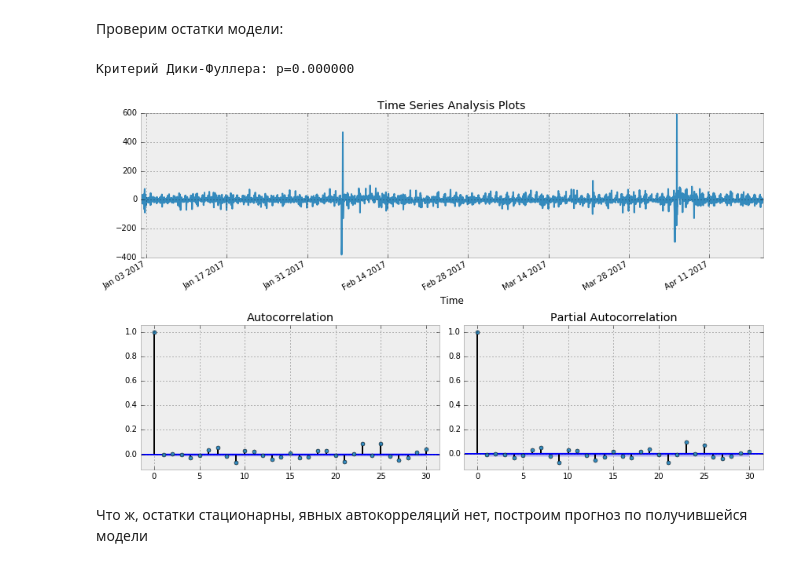
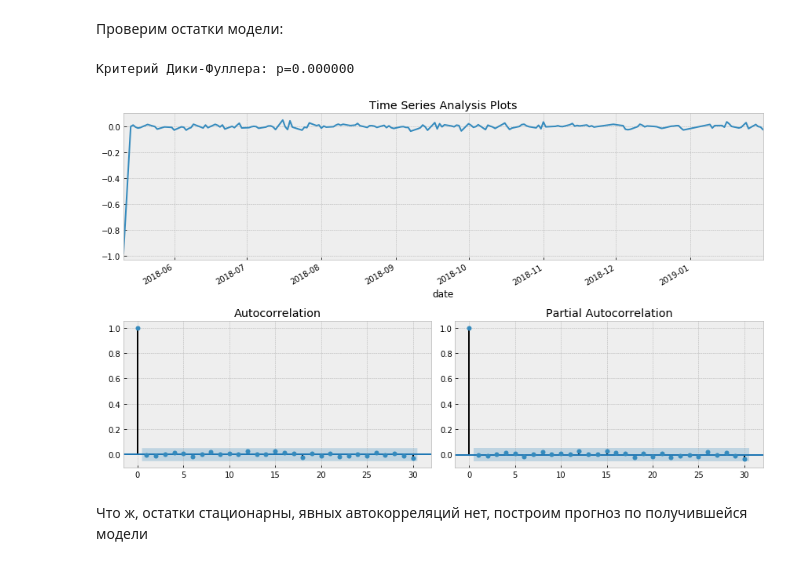
Before and after one commit to Penitto/StochProcs2, a Jupyter notebook: topic9_part1_time_series_python.ipynb, the cells around one changed output. Cells and saved outputs as stored; diff of their text form; code cells hidden in the pictures.

```diff
--- a/topic9_part1_time_series_python.ipynb
+++ b/topic9_part1_time_series_python.ipynb
@@ -596,8 +589,8 @@ def invboxcox(y,lmbda):
         return(np.exp(np.log(lmbda*y+1)/lmbda))
 
 
-data = dataset.copy()
-data['Users_box'], lmbda = scs.boxcox(data.manHours+1) # прибавляем единицу, так как в исходном ряде есть нули
-tsplot(data.Users_box, lags=30)
+data = new_df.copy()
+data['manHours_box'], lmbda = scs.boxcox(data.manHours) # прибавляем единицу, так как в исходном ряде есть нули
+tsplot(data.manHours_box, lags=30)
 print("Оптимальный параметр преобразования Бокса-Кокса: %f" % lmbda)
 # %% [output]
@@ -607,6 +600,6 @@ print("Оптимальный параметр преобразования Бо
 # %% [markdown]
 Уже лучше, однако критерий Дики-Фуллера по-прежнему не отвергает гипотезу о нестационарности ряда. А автокорреляционная функция явно намекает на сезонность в получившемся ряде. Возьмём сезонные разности:
 # %%
-data['Users_box_season'] = data.manHours_box - data.manHours_box.shift(24*7)
-tsplot(data.Users_box_season[24*7:], lags=30)
+data['manHours_season'] = data.manHours_box - data.manHours_box.shift(24*7)
+tsplot(data.manHours_season[5*4:], lags=30)
 # %% [output]
@@ -614,6 +607,6 @@ AttributeError: 'DataFrame' object has no attribute 'manHours_box'
 # %% [markdown]
 Критерий Дики-Фуллера теперь отвергает нулевую гипотезу о нестационарности, но автокорреляционная функция всё ещё выглядит нехорошо из-за большого числа значимых лагов. Так как на графике частной автокорреляционной функции значим лишь один лаг, стоит взять еще первые разности, чтобы привести, наконец, ряд к стационарному виду.
 # %%
-data['Users_box_season_diff'] = data.Users_box_season - data.Users_box_season.shift(1)
-tsplot(data.Users_box_season_diff[24*7+1:], lags=30)
+data['manHours_season_diff'] = data.manHours_season - data.manHours_season.shift(1)
+tsplot(data.manHours_season_diff[5*4+1:], lags=30)
 # %% [output]
@@ -670,5 +664,5 @@ result_table.columns = ['parameters', 'aic']
 Лучшие параметры загоняем в модель:
 # %%
 %%time
-best_model=sm.tsa.statespace.SARIMAX(data.Users_box, order=(4, d, 3),
+best_model=sm.tsa.statespace.SARIMAX(data.manHours_box, order=(4, d, 3),
                                         seasonal_order=(4, D, 1, 24)).fit(disp=-1)
@@ -695,10 +691,10 @@ Warnings:
 # %% [markdown]
 Проверим остатки модели:
 # %%
-tsplot(best_model.resid[24:], lags=30)
+tsplot(best_model.resid[5:], lags=30)
 # %% [output]
 Критерий Дики-Фуллера: p=0.000000
-[figure, old version]
+[figure, new version]
 # %% [markdown]
 Что ж, остатки стационарны, явных автокорреляций нет, построим прогноз по получившейся модели
 # %%
```
Also changed, not shown: parts of 43 cells of this notebook.
